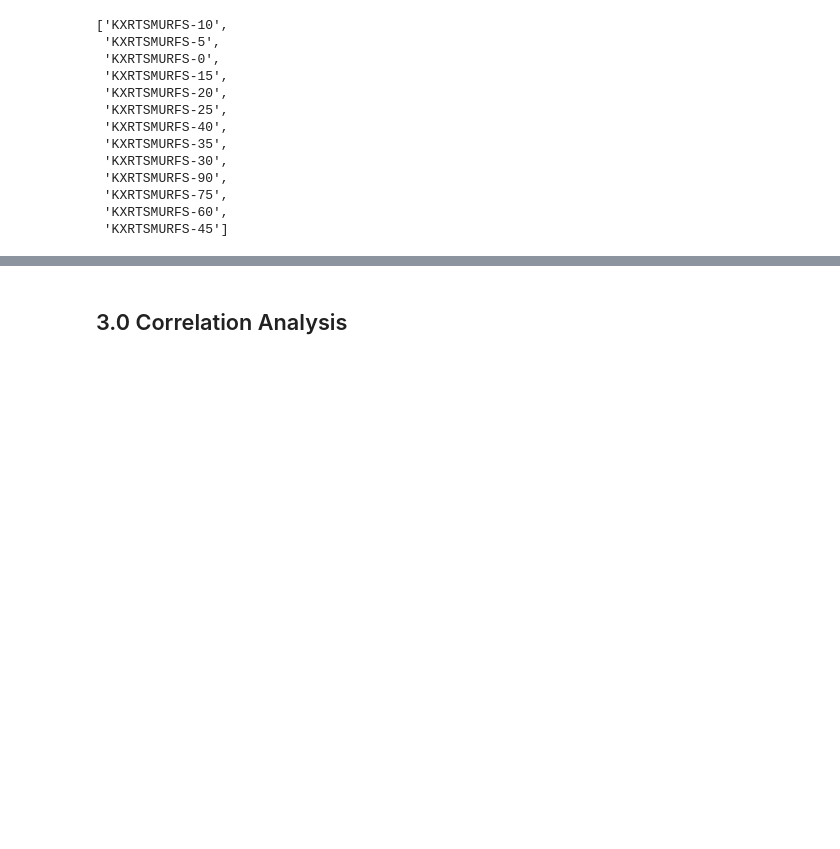
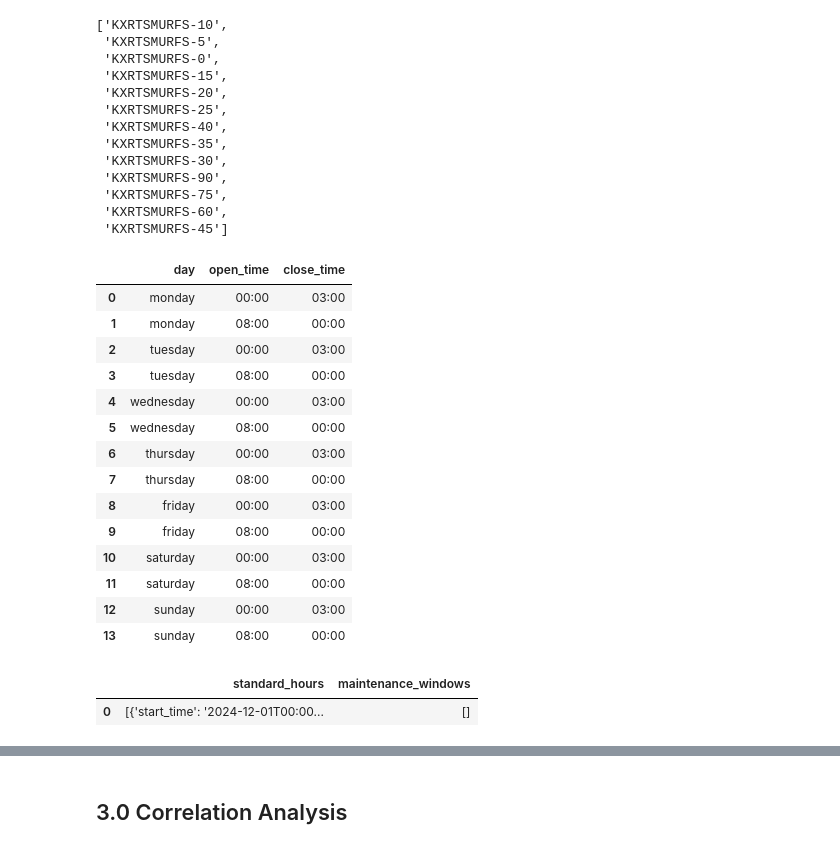
Before and after one commit to NiccoloComati/mykalshi, a Jupyter notebook: main.ipynb, the cells around one changed output, grey strips where cells are left out. Saved outputs shown, nothing was run; the diff lists cells and outputs as text; code cells hidden in the pictures; blank space fills up the shorter version.

```diff
--- a/main.ipynb
+++ b/main.ipynb
@@ -1102,3 +1198,51 @@ pd.json_normalize(market.get_markets(event_ticker='KXRTSMURFS')['markets'])['tic
  'KXRTSMURFS-75',
  'KXRTSMURFS-60',
  'KXRTSMURFS-45']
+# %%
+days = ['monday', 'tuesday', 'wednesday', 'thursday', 'friday', 'saturday', 'sunday']
+
+standard_hours = exchange.get_exchange_schedule()['schedule']['standard_hours'][0]
+hours_for_days = {day: standard_hours[day] for day in days if day in standard_hours}
+
+import pandas as pd
+
+exchange_schedule = pd.DataFrame([
+    {"day": day, "open_time": session["open_time"], "close_time": session["close_time"]}
+    for day, sessions in hours_for_days.items()
+    for session in sessions
+])
+
+import pandas as pd
+
+# Construct as flat list with extended hour values
+df = pd.DataFrame([
+    {
+        "day": day,
+        "open_time": 8 * 60,      # 08:00 AM → 480 minutes
+        "close_time": 27 * 60     # 03:00 AM next day → 1620 minutes (27:00)
+    }
+    for day in days
+])
+
+exchange_schedule
+# %% [output]
+|  | day | open_time | close_time |
+| 0 | monday | 00:00 | 03:00 |
+| 1 | monday | 08:00 | 00:00 |
+| 2 | tuesday | 00:00 | 03:00 |
+| 3 | tuesday | 08:00 | 00:00 |
+| 4 | wednesday | 00:00 | 03:00 |
+| 5 | wednesday | 08:00 | 00:00 |
+| 6 | thursday | 00:00 | 03:00 |
+| 7 | thursday | 08:00 | 00:00 |
+| 8 | friday | 00:00 | 03:00 |
+| 9 | friday | 08:00 | 00:00 |
+| 10 | saturday | 00:00 | 03:00 |
+| 11 | saturday | 08:00 | 00:00 |
+| 12 | sunday | 00:00 | 03:00 |
+| 13 | sunday | 08:00 | 00:00 |
+# %%
+pd.json_normalize(exchange.get_exchange_schedule()['schedule'])
+# %% [output]
+|  | standard_hours | maintenance_windows |
+| 0 | [{'start_time': '2024-12-01T00:00... | [] |
```
Also changed, not shown: parts of 12 cells of this notebook, 1 other file.
